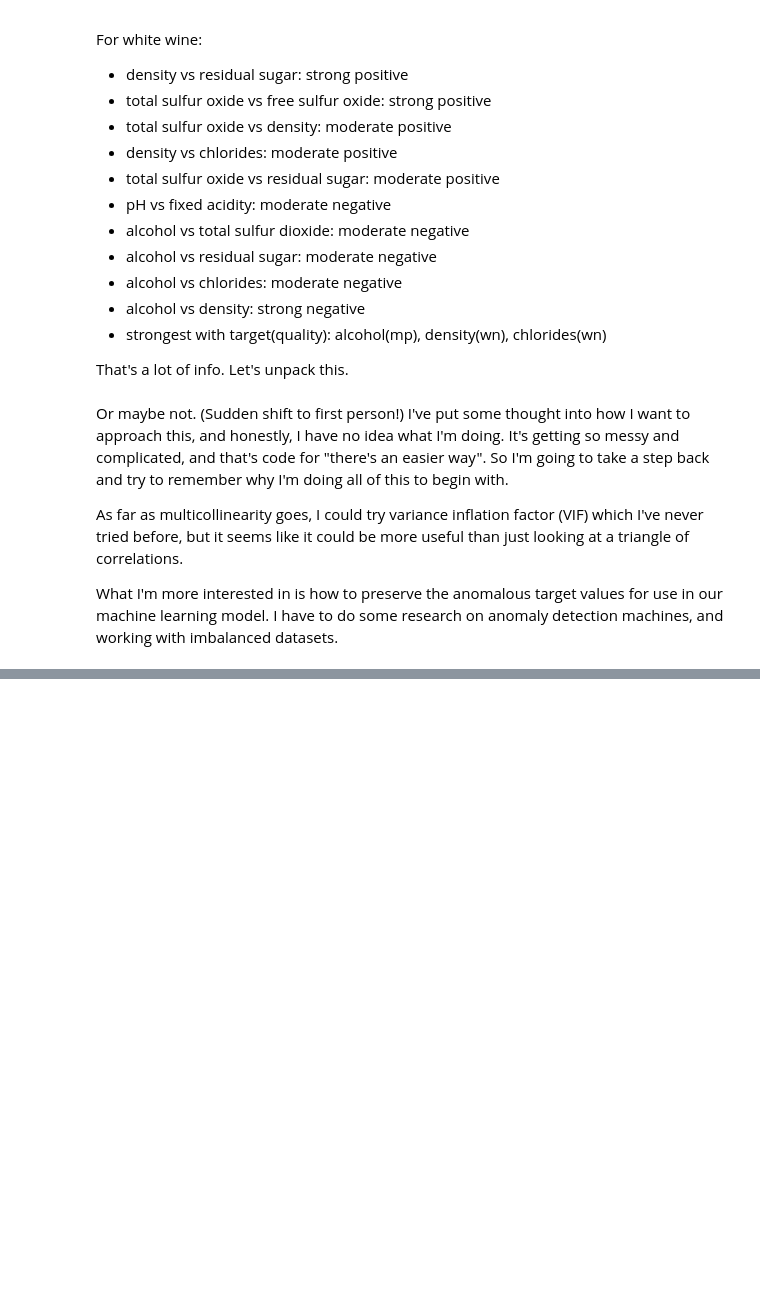
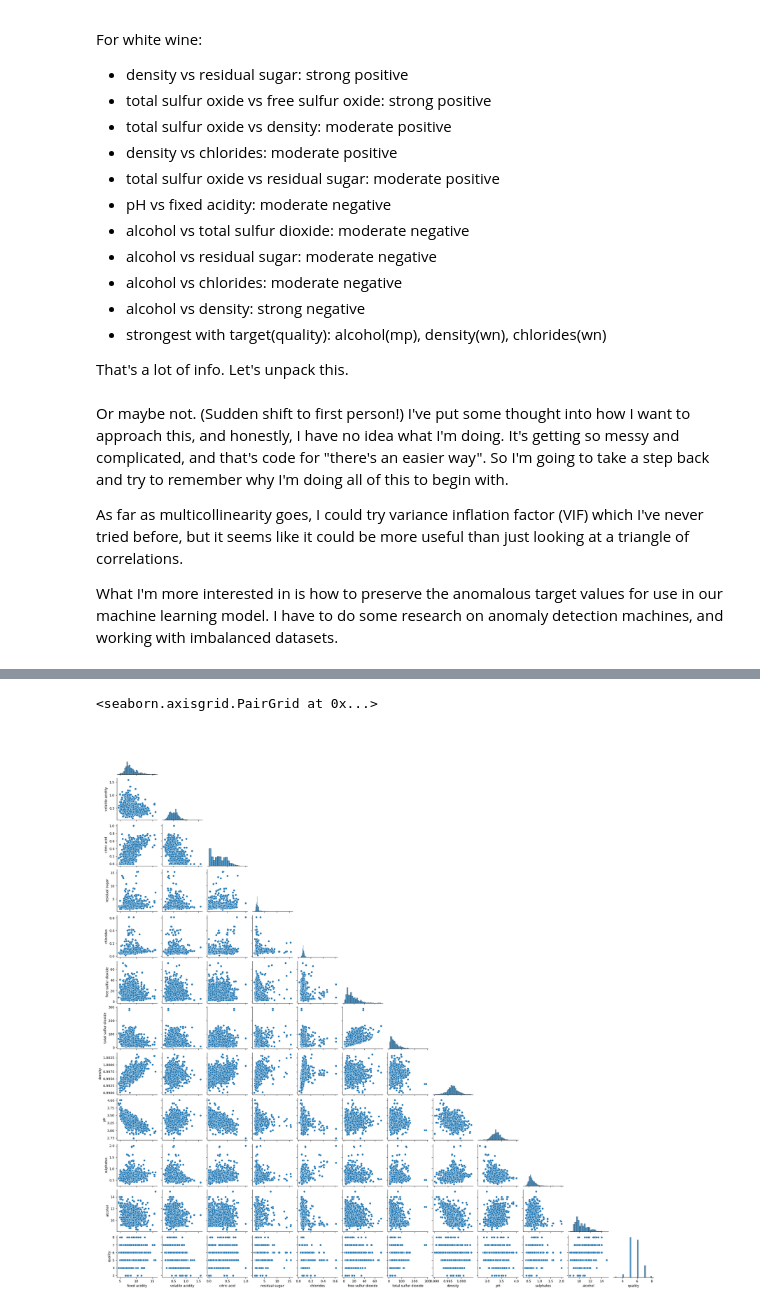
Before and after one commit to zdravoj/data-science-foundations, a Jupyter notebook: UCI_wine_quality.ipynb, the cells around one changed output, grey strips where cells are left out. Saved outputs shown, nothing was run; the diff lists cells and outputs as text; code cells hidden in the pictures; blank space fills up the shorter version.

```diff
--- a/UCI_wine_quality.ipynb
+++ b/UCI_wine_quality.ipynb
@@ -888,0 +986,5 @@ What I'm more interested in is how to preserve the anomalous target values for u
+# %%
+sns.pairplot(red_df, diag_kind='hist', height=2, aspect=1, corner=True)
+# %% [output]
+<seaborn.axisgrid.PairGrid at 0x...>
+[figure, added]
```
Also changed, not shown: parts of 18 cells of this notebook.
